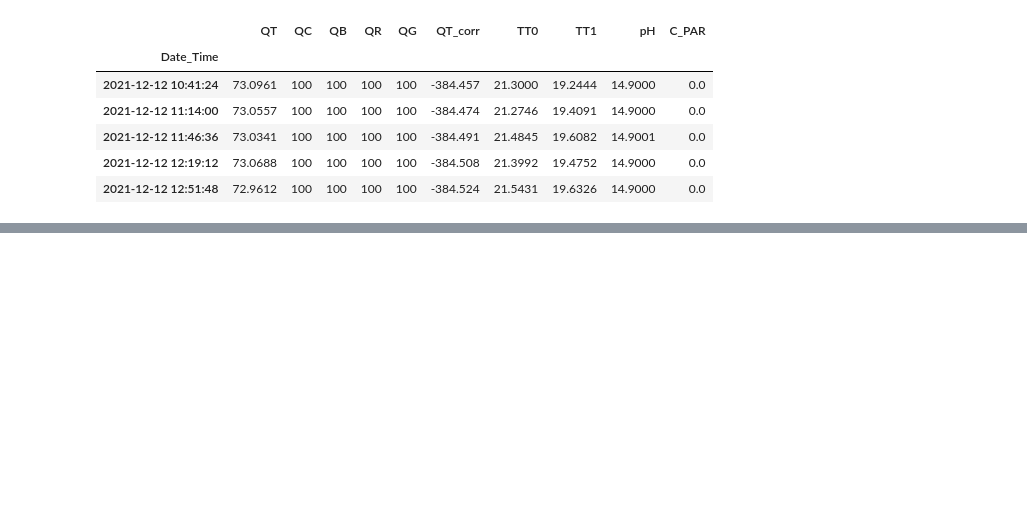
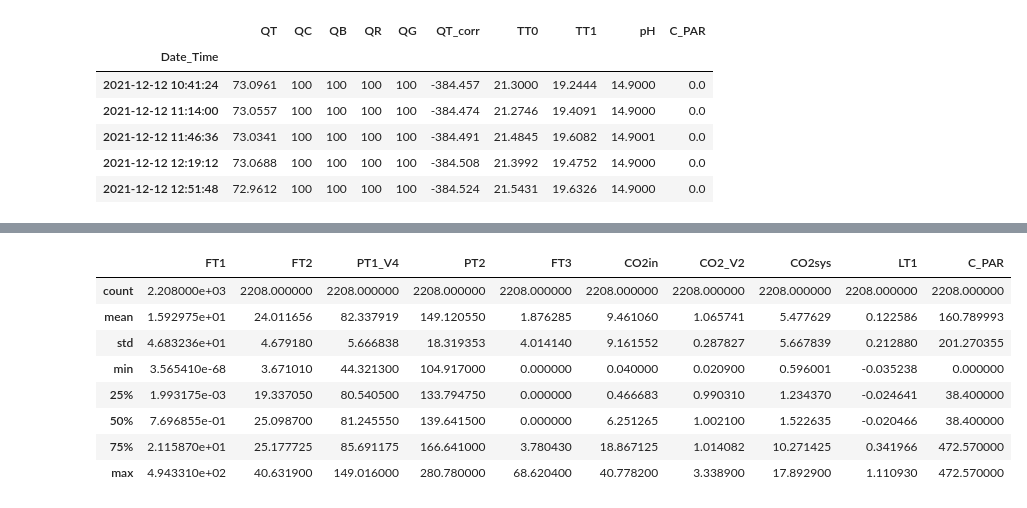
Before and after one commit to janakishyama/ESR_10, a Jupyter notebook: EDA_04_02_22.ipynb, the cells around one changed output, grey strips where cells are left out. Saved outputs shown, nothing was run; the diff lists cells and outputs as text; code cells hidden in the pictures; blank space fills up the shorter version.

```diff
--- a/EDA_04_02_22.ipynb
+++ b/EDA_04_02_22.ipynb
@@ -146,0 +266,2 @@ fpc11_TS_light_temp_ph.head()
+# %%
+FPC11_13_12_21_to_31_01_22_flow_and_pressure= pd.read_csv('Raw_data\FPC11-13_12_21_to_31_01_22_flow_and_pressure.csv', sep=';')
@@ -146,0 +277,2 @@ fpc11_TS_light_temp_ph.head()
+# %%
+FPC11_13_12_21_to_31_01_22_flow_and_pressure = FPC11_13_12_21_to_31_01_22_flow_and_pressure.drop(['us'], axis = 1)
@@ -146,0 +318,12 @@ fpc11_TS_light_temp_ph.head()
+# %%
+FPC11_13_12_21_to_31_01_22_flow_and_pressure.describe()
+# %% [output]
+|  | FT1 | FT2 | PT1_V4 | PT2 | FT3 | CO2in | CO2_V2 | CO2sys | LT1 | C_PAR |
+| count | 2.208000e+03 | 2208.000000 | 2208.000000 | 2208.000000 | 2208.000000 | 2208.000000 | 2208.000000 | 2208.000000 | 2208.000000 | 2208.000000 |
+| mean | 1.592975e+01 | 24.011656 | 82.337919 | 149.120550 | 1.876285 | 9.461060 | 1.065741 | 5.477629 | 0.122586 | 160.789993 |
+| std | 4.683236e+01 | 4.679180 | 5.666838 | 18.319353 | 4.014140 | 9.161552 | 0.287827 | 5.667839 | 0.212880 | 201.270355 |
+| min | 3.565410e-68 | 3.671010 | 44.321300 | 104.917000 | 0.000000 | 0.040000 | 0.020900 | 0.596001 | -0.035238 | 0.000000 |
+| 25% | 1.993175e-03 | 19.337050 | 80.540500 | 133.794750 | 0.000000 | 0.466683 | 0.990310 | 1.234370 | -0.024641 | 38.400000 |
+| 50% | 7.696855e-01 | 25.098700 | 81.245550 | 139.641500 | 0.000000 | 6.251265 | 1.002100 | 1.522635 | -0.020466 | 38.400000 |
+| 75% | 2.115870e+01 | 25.177725 | 85.691175 | 166.641000 | 3.780430 | 18.867125 | 1.014082 | 10.271425 | 0.341966 | 472.570000 |
+| max | 4.943310e+02 | 40.631900 | 149.016000 | 280.780000 | 68.620400 | 40.778200 | 3.338900 | 17.892900 | 1.110930 | 472.570000 |
```
Also changed, not shown: parts of 28 cells of this notebook, 4 other files.
